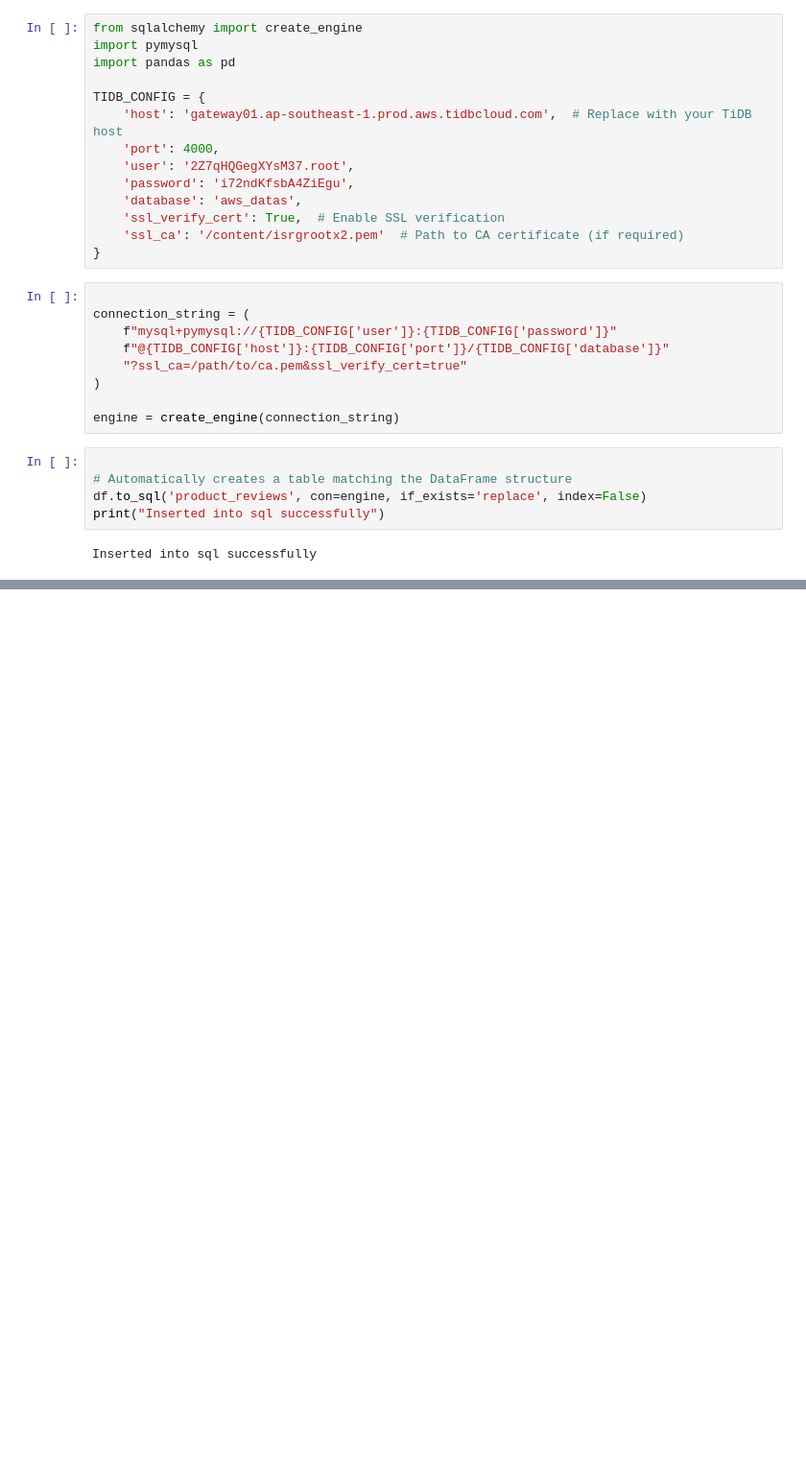
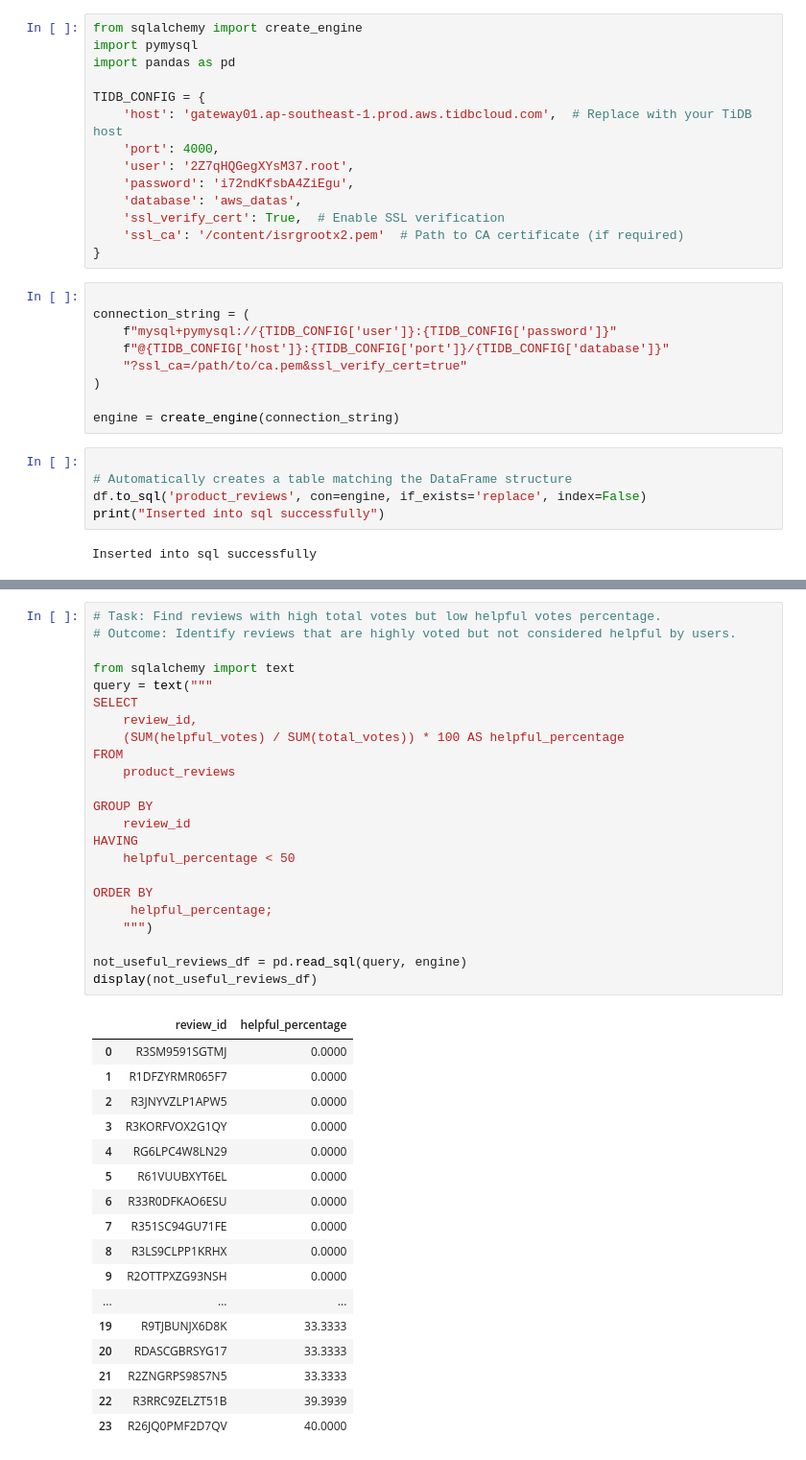
Before and after one commit to Ramprasath2000/Data-pipeline-for-Amazon-Customer-Review-Analysis, a Jupyter notebook: amazon_data_sheet.ipynb, the cells around one changed output, grey strips where cells are left out. Shown: that part at 96% size. Saved outputs shown, nothing was run; the diff lists cells and outputs as text; blank space fills up the shorter version.

```diff
--- a/amazon_data_sheet.ipynb
+++ b/amazon_data_sheet.ipynb
@@ -221,0 +354,41 @@ display(top_products_df)
+# %%
+# Task: Find reviews with high total votes but low helpful votes percentage.
+# Outcome: Identify reviews that are highly voted but not considered helpful by users.
+
+from sqlalchemy import text
+query = text("""
+SELECT
+    review_id,
+    (SUM(helpful_votes) / SUM(total_votes)) * 100 AS helpful_percentage
+FROM
+    product_reviews
+
+GROUP BY
+    review_id
+HAVING
+    helpful_percentage < 50
+
+ORDER BY
+     helpful_percentage;
+    """)
+
+not_useful_reviews_df = pd.read_sql(query, engine)
+display(not_useful_reviews_df)
+# %% [output]
+|  | review_id | helpful_percentage |
+| 0 | R3SM9591SGTMJ | 0.0000 |
+| 1 | R1DFZYRMR065F7 | 0.0000 |
+| 2 | R3JNYVZLP1APW5 | 0.0000 |
+| 3 | R3KORFVOX2G1QY | 0.0000 |
+| 4 | RG6LPC4W8LN29 | 0.0000 |
+| 5 | R61VUUBXYT6EL | 0.0000 |
+| 6 | R33R0DFKAO6ESU | 0.0000 |
+| 7 | R351SC94GU71FE | 0.0000 |
+| 8 | R3LS9CLPP1KRHX | 0.0000 |
+| 9 | R2OTTPXZG93NSH | 0.0000 |
+| ... | ... | ... |
+| 19 | R9TJBUNJX6D8K | 33.3333 |
+| 20 | RDASCGBRSYG17 | 33.3333 |
+| 21 | R2ZNGRPS98S7N5 | 33.3333 |
+| 22 | R3RRC9ZELZT51B | 39.3939 |
+| 23 | R26JQ0PMF2D7QV | 40.0000 |
```
Also changed, not shown: parts of 9 cells of this notebook.
